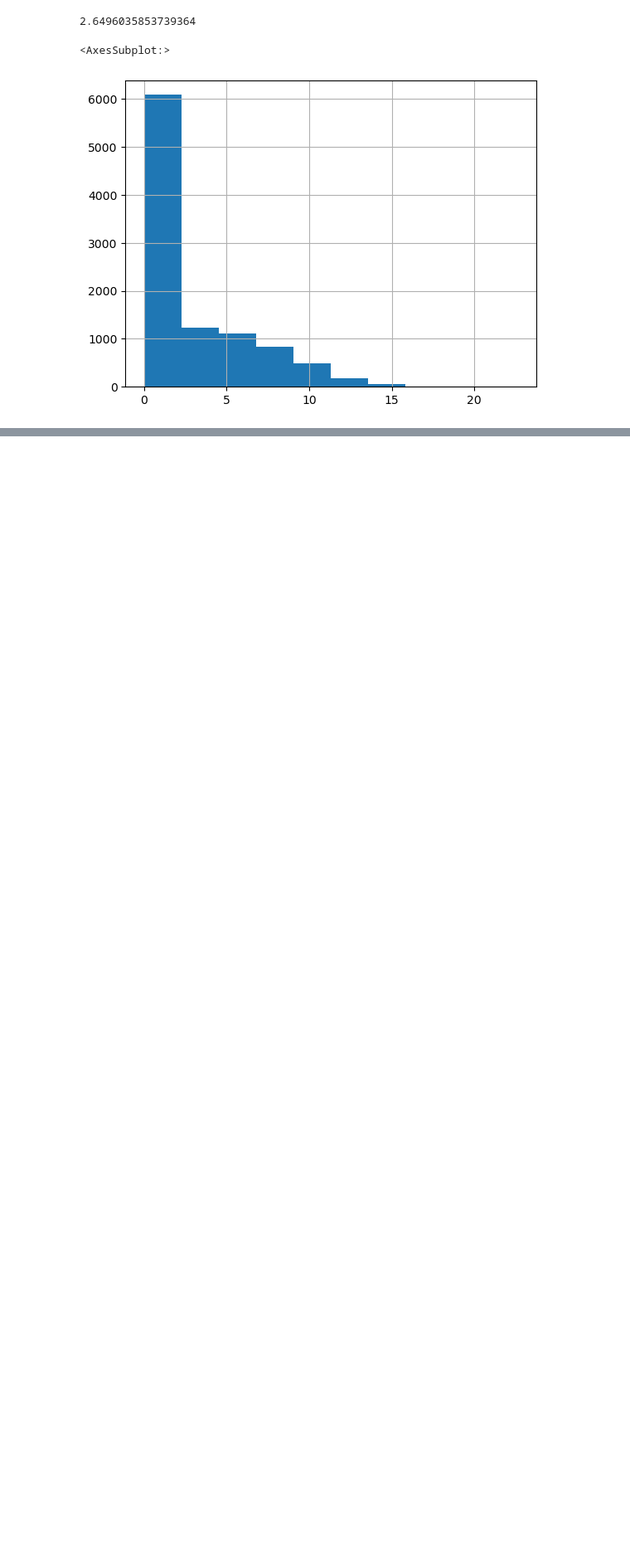
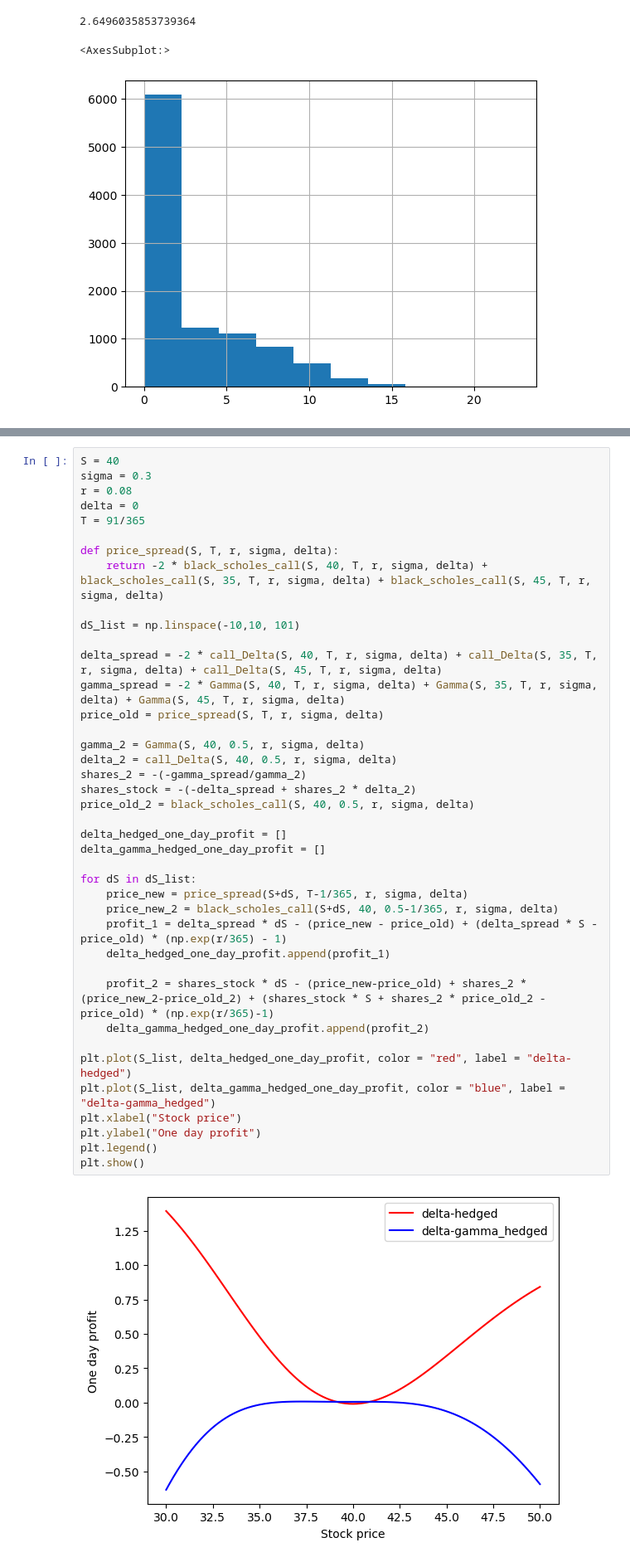
Before and after one commit to AvaM1/Math134_Notes, a Jupyter notebook: 134C Week 9.ipynb, the cells around one changed output, grey strips where cells are left out. Shown at 83% size. Cells and saved outputs as stored; diff of their text form; blank space fills up the shorter version.

```diff
--- a/134C Week 9.ipynb
+++ b/134C Week 9.ipynb
@@ -330,0 +427,42 @@ price_data.hist()
+# %%
+S = 40
+sigma = 0.3
+r = 0.08
+delta = 0
+T = 91/365
+
+def price_spread(S, T, r, sigma, delta):
+    return -2 * black_scholes_call(S, 40, T, r, sigma, delta) + black_scholes_call(S, 35, T, r, sigma, delta) + black_scholes_call(S, 45, T, r, sigma, delta)
+
+dS_list = np.linspace(-10,10, 101)
+
+delta_spread = -2 * call_Delta(S, 40, T, r, sigma, delta) + call_Delta(S, 35, T, r, sigma, delta) + call_Delta(S, 45, T, r, sigma, delta)
+gamma_spread = -2 * Gamma(S, 40, T, r, sigma, delta) + Gamma(S, 35, T, r, sigma, delta) + Gamma(S, 45, T, r, sigma, delta)
+price_old = price_spread(S, T, r, sigma, delta)
+
+gamma_2 = Gamma(S, 40, 0.5, r, sigma, delta)
+delta_2 = call_Delta(S, 40, 0.5, r, sigma, delta)
+shares_2 = -(-gamma_spread/gamma_2)
+shares_stock = -(-delta_spread + shares_2 * delta_2)
+price_old_2 = black_scholes_call(S, 40, 0.5, r, sigma, delta)
+
+delta_hedged_one_day_profit = []
+delta_gamma_hedged_one_day_profit = []
+
+for dS in dS_list:
+    price_new = price_spread(S+dS, T-1/365, r, sigma, delta)
+    price_new_2 = black_scholes_call(S+dS, 40, 0.5-1/365, r, sigma, delta)
+    profit_1 = delta_spread * dS - (price_new - price_old) + (delta_spread * S - price_old) * (np.exp(r/365) - 1)
+    delta_hedged_one_day_profit.append(profit_1)
+
+    profit_2 = shares_stock * dS - (price_new-price_old) + shares_2 * (price_new_2-price_old_2) + (shares_stock * S + shares_2 * price_old_2 - price_old) * (np.exp(r/365)-1)
+    delta_gamma_hedged_one_day_profit.append(profit_2)
+
+plt.plot(S_list, delta_hedged_one_day_profit, color = "red", label = "delta-hedged")
+plt.plot(S_list, delta_gamma_hedged_one_day_profit, color = "blue", label = "delta-gamma_hedged")
+plt.xlabel("Stock price")
+plt.ylabel("One day profit")
+plt.legend()
+plt.show()
+# %% [output]
+[figure, added]
```
Also changed, not shown: parts of 9 cells of this notebook, 1 other file.
